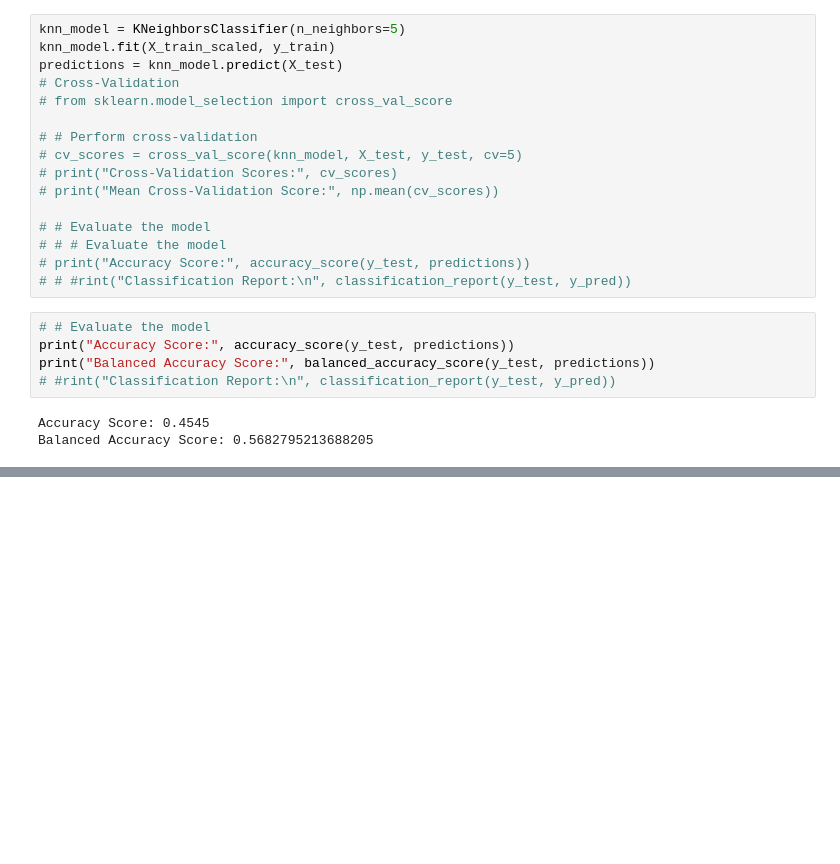
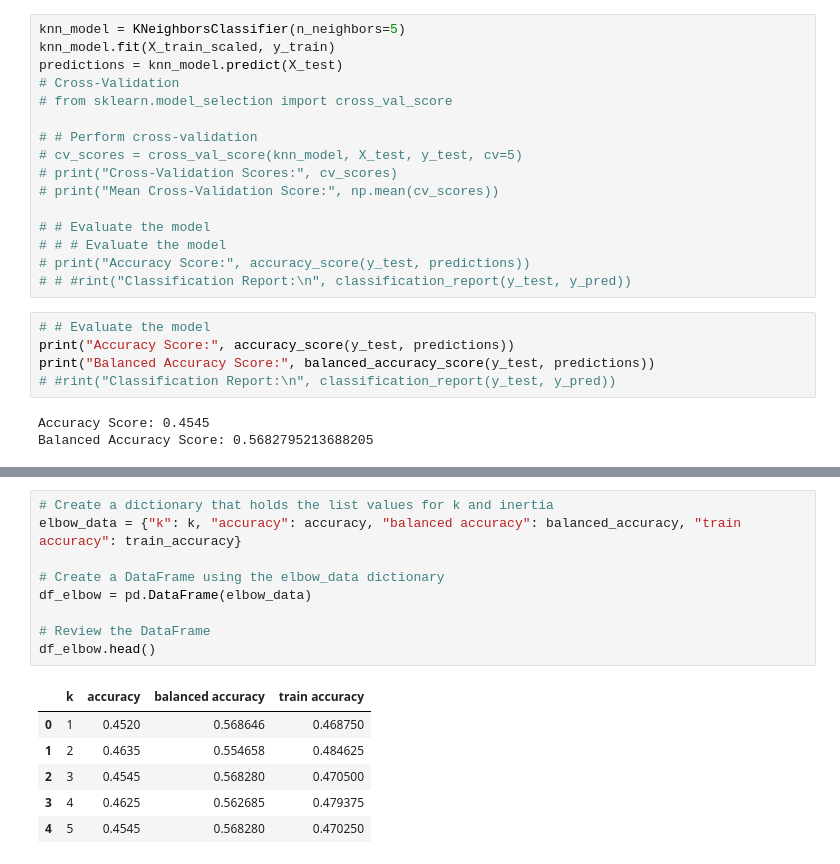
Before and after one commit to jessegunter/Project2_Bank_Customer_Churn, a Jupyter notebook: bank_customer_churn copy.ipynb, the cells around one changed output, grey strips where cells are left out. Cells and saved outputs as stored; diff of their text form; blank space fills up the shorter version.

```diff
--- a/bank_customer_churn copy.ipynb
+++ b/bank_customer_churn copy.ipynb
@@ -182,0 +203,16 @@ Balanced Accuracy Score: 0.5682795213688205
+# %%
+# Create a dictionary that holds the list values for k and inertia
+elbow_data = {"k": k, "accuracy": accuracy, "balanced accuracy": balanced_accuracy, "train accuracy": train_accuracy}
+
+# Create a DataFrame using the elbow_data dictionary
+df_elbow = pd.DataFrame(elbow_data)
+
+# Review the DataFrame
+df_elbow.head()
+# %% [output]
+|  | k | accuracy | balanced accuracy | train accuracy |
+| 0 | 1 | 0.4520 | 0.568646 | 0.468750 |
+| 1 | 2 | 0.4635 | 0.554658 | 0.484625 |
+| 2 | 3 | 0.4545 | 0.568280 | 0.470500 |
+| 3 | 4 | 0.4625 | 0.562685 | 0.479375 |
+| 4 | 5 | 0.4545 | 0.568280 | 0.470250 |
```
Also changed, not shown: parts of 2 cells of this notebook.
